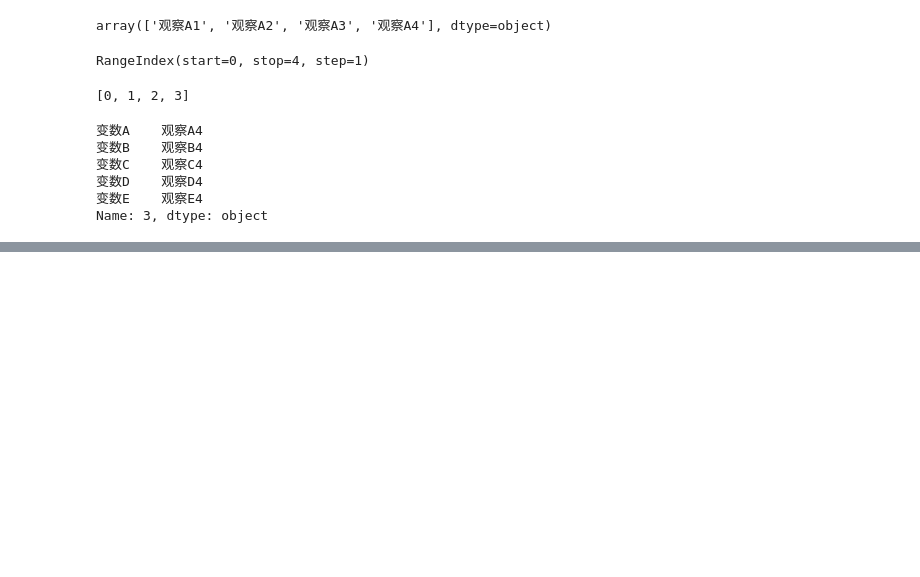
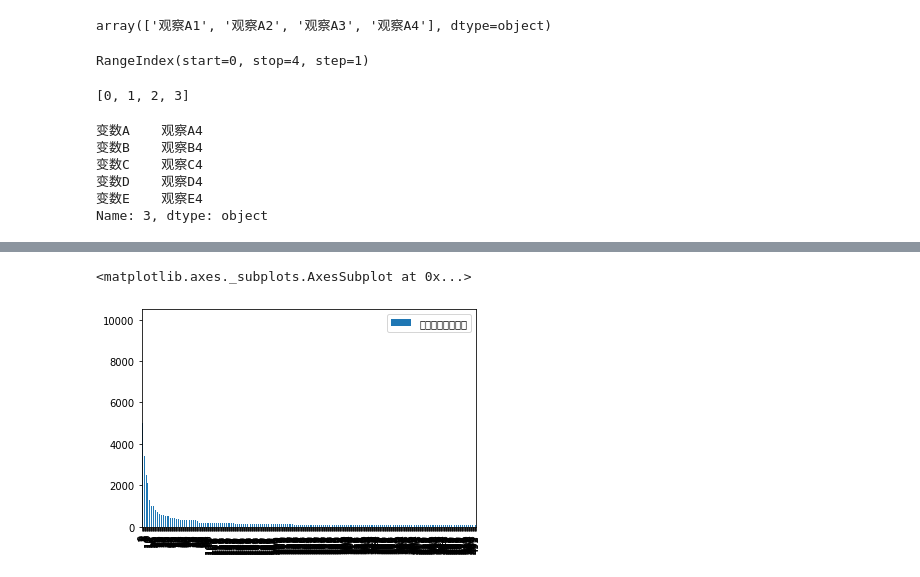
Before and after one commit to fangqiao007/pythonDA, a Jupyter notebook: 学习记录/week02.ipynb, the cells around one changed output, grey strips where cells are left out. Cells and saved outputs as stored; diff of their text form; code cells hidden in the pictures; blank space fills up the shorter version.

```diff
--- a/学习记录/week02.ipynb
+++ b/学习记录/week02.ipynb
@@ -125,0 +182,4 @@ Name: 3, dtype: object
+# %%
+# B3 20春_pandas_week02_hurun_unicorn.xlsx
+df = pd.read_excel("20春_pandas_week02_hurun_unicorn.xlsx", encoding="utf8", sheet_name="独角兽")
+df.head()
@@ -125,0 +532,5 @@ Name: 3, dtype: object
+# %%
+df[["估值（亿人民币）"]].plot(kind="bar")
+# %% [output]
+<matplotlib.axes._subplots.AxesSubplot at 0x...>
+[figure, added]
```
Also changed, not shown: parts of 38 cells of this notebook.
